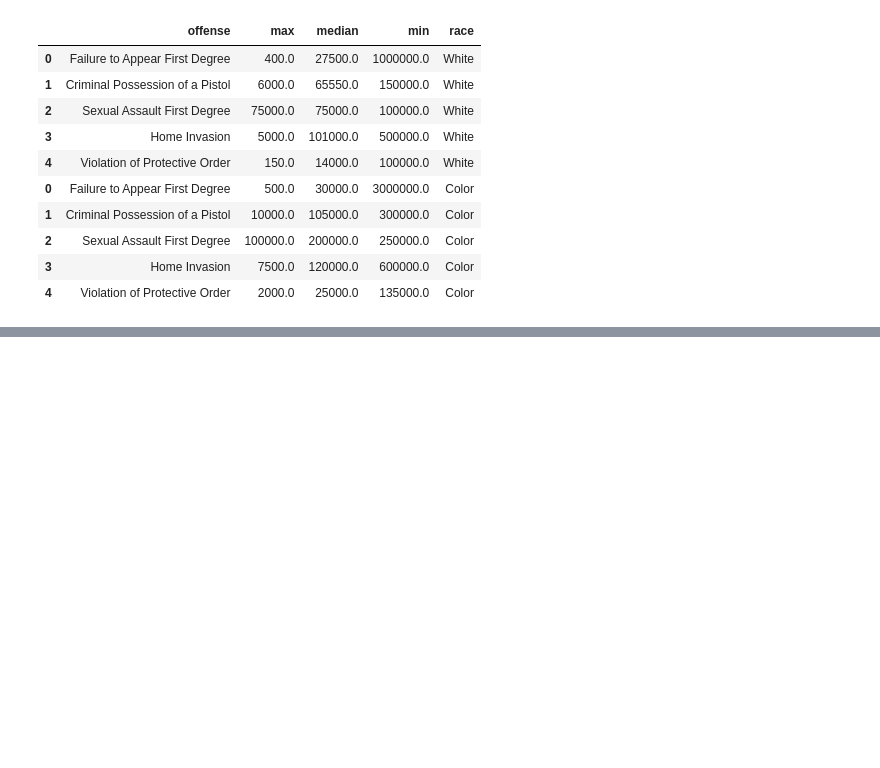
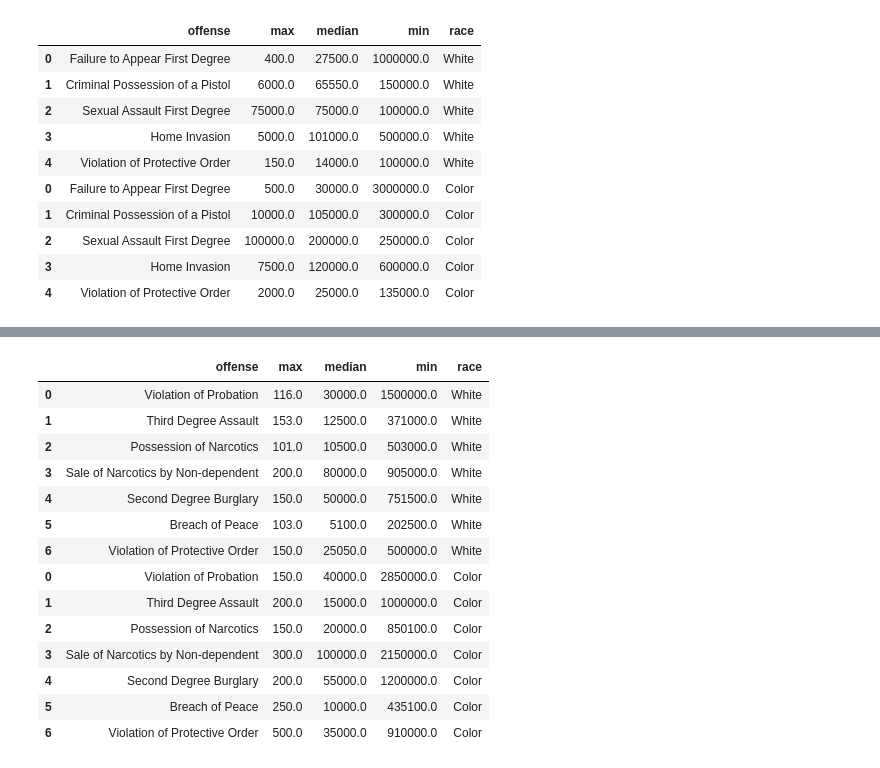
Before and after one commit to DariaAza/DataEthics4AllHackathon, a Jupyter notebook: InteractiveCharts.ipynb, the cells around one changed output, grey strips where cells are left out. Drawn from its saved outputs; the diff is of its cells as text; code cells hidden in the pictures; blank space fills up the shorter version.

```diff
--- a/InteractiveCharts.ipynb
+++ b/InteractiveCharts.ipynb
@@ -110,3 +110,6 @@ fig.show()
 [interactive output not drawn]
 # %%
 fig.write_html('FemaleInmatesBail.html')
+# %%
+bonds_color = pd.read_csv('~/Downloads/bonds_color.csv')
+bonds_color
@@ -112,0 +125,32 @@ fig.write_html('FemaleInmatesBail.html')
+# %%
+bonds_color['Unnamed: 0'] = ['Violation of Probation', 'Third Degree Assault', 'Possession of Narcotics',
+                    'Sale of Narcotics by Non-dependent', 'Second Degree Burglary', 'Breach of Peace',
+                    'Violation of Protective Order']
+# %%
+new_c_df = bonds_color.iloc[:,:4]
+new_c_df['race'] = 'White'
+new_c_df.columns = ['offense', 'max', 'median', 'min', 'race']
+# %%
+my_c_df = bonds_color.drop(columns = ['white_max', 'white_median', 'white_min', 'high_min_color', 'high_median_color',
+                          'high_max_color'])
+my_c_df['race'] = 'Color'
+my_c_df.columns = ['offense', 'max', 'median', 'min', 'race']
+# %%
+c_df = pd.concat([new_c_df, my_c_df])
+c_df
+# %% [output]
+|  | offense | max | median | min | race |
+| 0 | Violation of Probation | 116.0 | 30000.0 | 1500000.0 | White |
+| 1 | Third Degree Assault | 153.0 | 12500.0 | 371000.0 | White |
+| 2 | Possession of Narcotics | 101.0 | 10500.0 | 503000.0 | White |
+| 3 | Sale of Narcotics by Non-dependent | 200.0 | 80000.0 | 905000.0 | White |
+| 4 | Second Degree Burglary | 150.0 | 50000.0 | 751500.0 | White |
+| 5 | Breach of Peace | 103.0 | 5100.0 | 202500.0 | White |
+| 6 | Violation of Protective Order | 150.0 | 25050.0 | 500000.0 | White |
+| 0 | Violation of Probation | 150.0 | 40000.0 | 2850000.0 | Color |
+| 1 | Third Degree Assault | 200.0 | 15000.0 | 1000000.0 | Color |
+| 2 | Possession of Narcotics | 150.0 | 20000.0 | 850100.0 | Color |
+| 3 | Sale of Narcotics by Non-dependent | 300.0 | 100000.0 | 2150000.0 | Color |
+| 4 | Second Degree Burglary | 200.0 | 55000.0 | 1200000.0 | Color |
+| 5 | Breach of Peace | 250.0 | 10000.0 | 435100.0 | Color |
+| 6 | Violation of Protective Order | 500.0 | 35000.0 | 910000.0 | Color |
```
Also changed, not shown: parts of 3 cells of this notebook, 1 other file.
